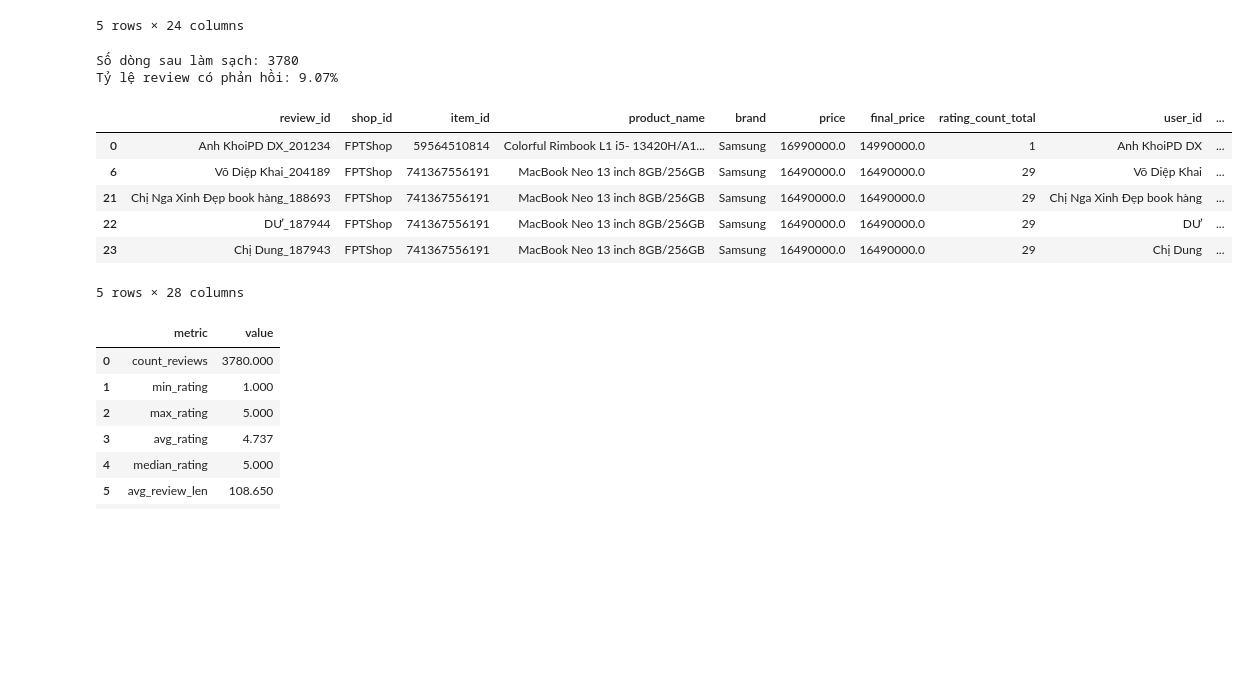
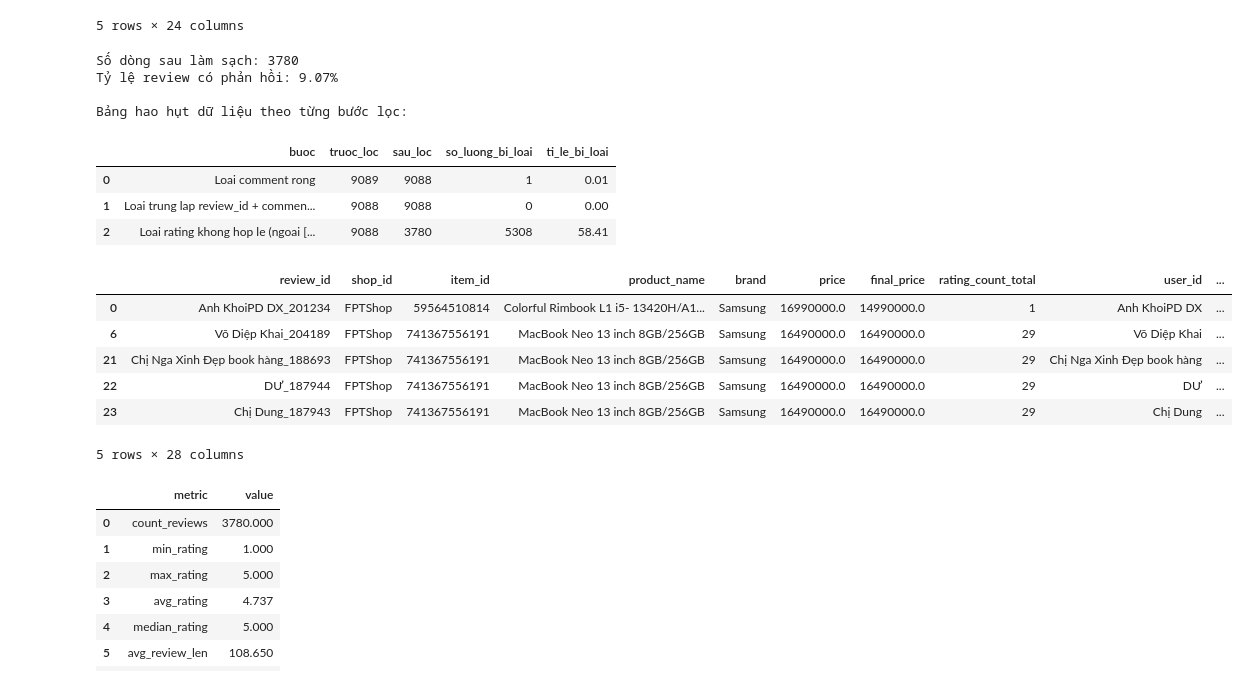
Before and after one commit to CodeingOver/KTLTTrongPTDL, a Jupyter notebook: 02_EDA_Preprocessing.ipynb, the cells around one changed output. Drawn from its saved outputs; the diff is of its cells as text; code cells hidden in the pictures; blank space fills up the shorter version.

```diff
--- a/02_EDA_Preprocessing.ipynb
+++ b/02_EDA_Preprocessing.ipynb
@@ -78,40 +78,74 @@ for col in ["comment", "review_title", "reply_content", "product_name", "brand",
 
 df["comment_clean"] = df["comment"].apply(normalize_text)
 if "reply_content" in df.columns:
     df["reply_content_clean"] = df["reply_content"].apply(normalize_text)
 
-# Chỉ giữ review có nội dung hợp lệ
+# Theo dõi mức hao hụt dữ liệu theo từng bước làm sạch
+cleaning_steps = []
+
+def add_cleaning_step(step_name: str, before_count: int, after_count: int):
+    removed_count = before_count - after_count
+    cleaning_steps.append({
+        "buoc": step_name,
+        "truoc_loc": before_count,
+        "sau_loc": after_count,
+        "so_luong_bi_loai": removed_count,
+        "ti_le_bi_loai": round((removed_count / before_count * 100), 2) if before_count else 0.0,
+    })
+
+# Bước 1: Loại comment rỗng sau khi chuẩn hóa
+before_non_empty = len(df)
 df = df[df["comment_clean"].str.len() > 0].copy()
+add_cleaning_step("Loai comment rong", before_non_empty, len(df))
+
+# Bước 2: Loại trùng review_id + comment_clean
+before_dedup = len(df)
 df = df.drop_duplicates(subset=["review_id", "comment_clean"]).reset_index(drop=True)
+add_cleaning_step("Loai trung lap review_id + comment_clean", before_dedup, len(df))
 
+# Bước 3: Loại rating không hợp lệ
+before_rating = len(df)
 df["rating_star"] = pd.to_numeric(df["rating_star"], errors="coerce")
 df = df[df["rating_star"].between(1, 5, inclusive="both")].copy()
+add_cleaning_step("Loai rating khong hop le (ngoai [1,5] hoac NaN)", before_rating, len(df))
+
 df["review_len"] = df["comment_clean"].str.len()
 
 # Chuẩn hóa thời gian
 if "created_at" in df.columns:
     df["created_at"] = pd.to_datetime(df["created_at"], errors="coerce")
 if "reply_created_at" in df.columns:
     df["reply_created_at"] = pd.to_datetime(df["reply_created_at"], errors="coerce")
 
 # Cờ có phản hồi từ shop/quản trị (nếu dữ liệu có cột này)
 if "reply_content" in df.columns:
     df["has_reply"] = df["reply_content"].str.strip().str.len() > 0
 else:
     df["has_reply"] = False
 
+cleaning_summary = pd.DataFrame(cleaning_steps)
+cleaning_summary.to_csv("outputs/table_cleaning_steps.csv", index=False, encoding="utf-8-sig")
+
 print(f"Số dòng sau làm sạch: {len(df)}")
 print(f"Tỷ lệ review có phản hồi: {df['has_reply'].mean():.2%}")
+print("\nBảng hao hụt dữ liệu theo từng bước lọc:")
+display(cleaning_summary)
 display(df.head())
 # %% [output]
 Số dòng sau làm sạch: 3780
 Tỷ lệ review có phản hồi: 9.07%
+
+Bảng hao hụt dữ liệu theo từng bước lọc:
-|  | review_id | shop_id | item_id | product_name | brand | price | final_price | rating_count_total | user_id | ... |
-| 0 | Anh KhoiPD DX_201234 | FPTShop | 59564510814 | Colorful Rimbook L1 i5- 13420H/A1... | Samsung | 16990000.0 | 14990000.0 | 1 | Anh KhoiPD DX | ... |
-| 6 | Võ Diệp Khai_204189 | FPTShop | 741367556191 | MacBook Neo 13 inch 8GB/256GB | Samsung | 16490000.0 | 16490000.0 | 29 | Võ Diệp Khai | ... |
-| 21 | Chị Nga Xinh Đẹp book hàng_188693 | FPTShop | 741367556191 | MacBook Neo 13 inch 8GB/256GB | Samsung | 16490000.0 | 16490000.0 | 29 | Chị Nga Xinh Đẹp book hàng | ... |
-| 22 | DƯ_187944 | FPTShop | 741367556191 | MacBook Neo 13 inch 8GB/256GB | Samsung | 16490000.0 | 16490000.0 | 29 | DƯ | ... |
-| 23 | Chị Dung_187943 | FPTShop | 741367556191 | MacBook Neo 13 inch 8GB/256GB | Samsung | 16490000.0 | 16490000.0 | 29 | Chị Dung | ... |
+|  | buoc | truoc_loc | sau_loc | so_luong_bi_loai | ti_le_bi_loai |
+| 0 | Loai comment rong | 9089 | 9088 | 1 | 0.01 |
+| 1 | Loai trung lap review_id + commen... | 9088 | 9088 | 0 | 0.00 |
+| 2 | Loai rating khong hop le (ngoai [... | 9088 | 3780 | 5308 | 58.41 |
+|  | review_id | shop_id | item_id | product_name | brand | price | final_price | rating_count_total | user_id | ... |
+| 0 | Anh KhoiPD DX_201234 | FPTShop | 59564510814 | Colorful Rimbook L1 i5- 13420H/A1... | Samsung | 16990000.0 | 14990000.0 | 1 | Anh KhoiPD DX | ... |
+| 6 | Võ Diệp Khai_204189 | FPTShop | 741367556191 | MacBook Neo 13 inch 8GB/256GB | Samsung | 16490000.0 | 16490000.0 | 29 | Võ Diệp Khai | ... |
+| 21 | Chị Nga Xinh Đẹp book hàng_188693 | FPTShop | 741367556191 | MacBook Neo 13 inch 8GB/256GB | Samsung | 16490000.0 | 16490000.0 | 29 | Chị Nga Xinh Đẹp book hàng | ... |
+| 22 | DƯ_187944 | FPTShop | 741367556191 | MacBook Neo 13 inch 8GB/256GB | Samsung | 16490000.0 | 16490000.0 | 29 | DƯ | ... |
+| 23 | Chị Dung_187943 | FPTShop | 741367556191 | MacBook Neo 13 inch 8GB/256GB | Samsung | 16490000.0 | 16490000.0 | 29 | Chị Dung | ... |
 5 rows × 28 columns
 # %%
 summary = pd.DataFrame({
```
Also changed, not shown: parts of 1 cell of this notebook, 4 other files.
